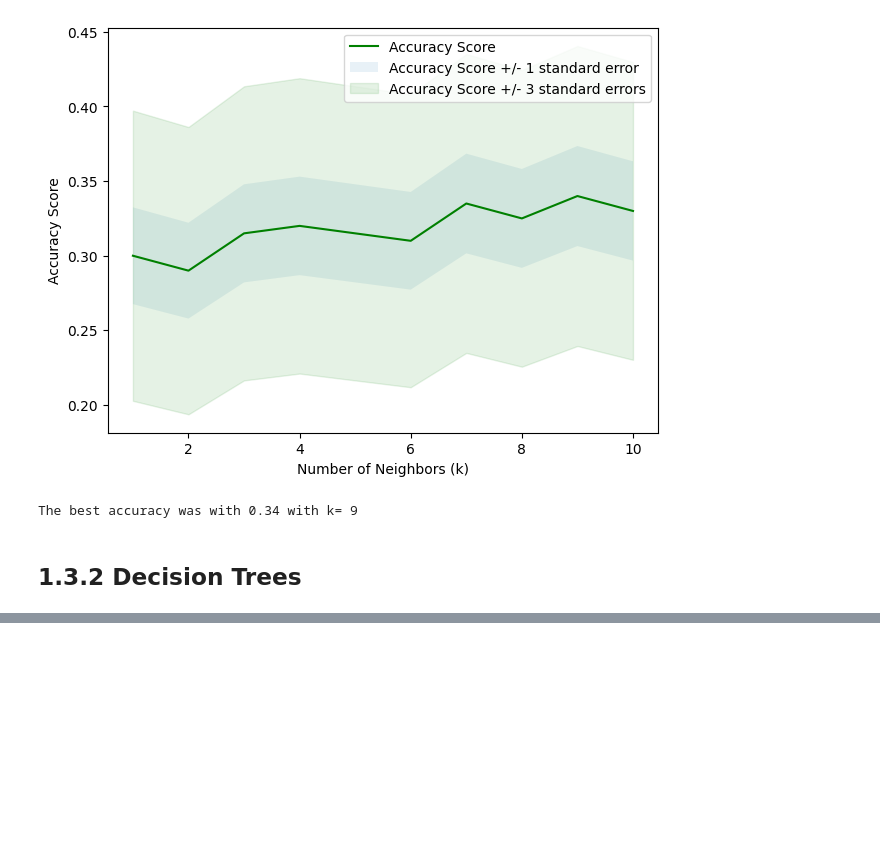
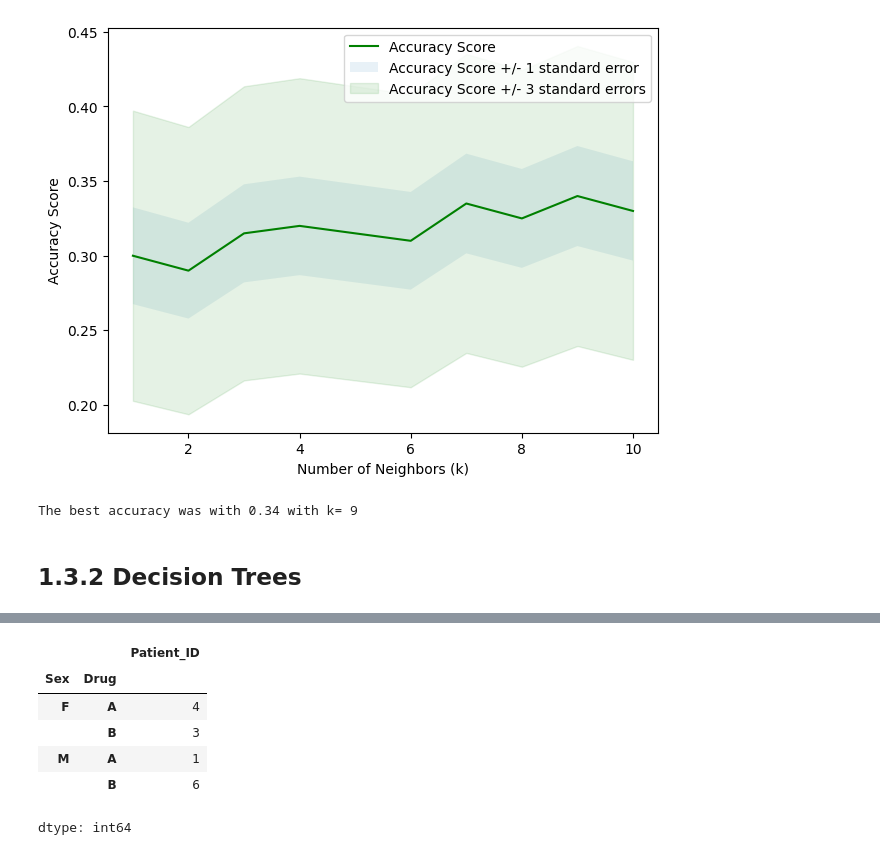
Before and after one commit to PaulToronto/IBM---AI-Engineering-Professional-Certificate, a Jupyter notebook: 1_3_Classification.ipynb, the cells around one changed output, grey strips where cells are left out. Drawn from its saved outputs; the diff is of its cells as text; code cells hidden in the pictures; blank space fills up the shorter version.

```diff
--- a/1_3_Classification.ipynb
+++ b/1_3_Classification.ipynb
@@ -542,0 +640,10 @@ The best accuracy was with 0.34 with k= 9
+# %%
+df.groupby(['Sex', 'Drug'])['Patient_ID'].count()
+# %% [output]
+|  |  | Patient_ID |
+| Sex | Drug |  |
+| F | A | 4 |
+|  | B | 3 |
+| M | A | 1 |
+|  | B | 6 |
+dtype: int64
```
Also changed, not shown: parts of 24 cells of this notebook.
